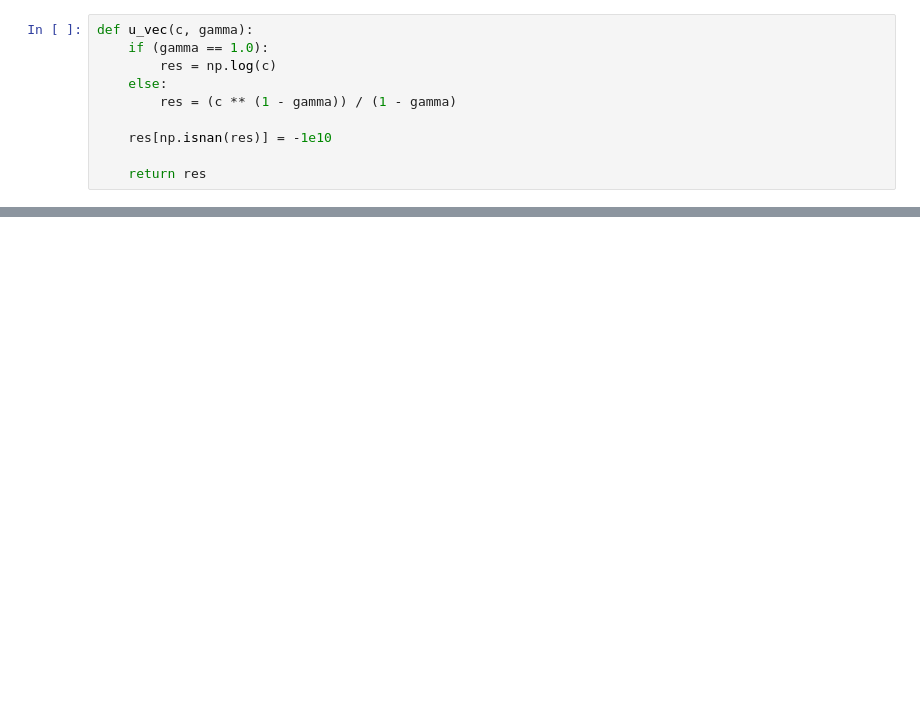
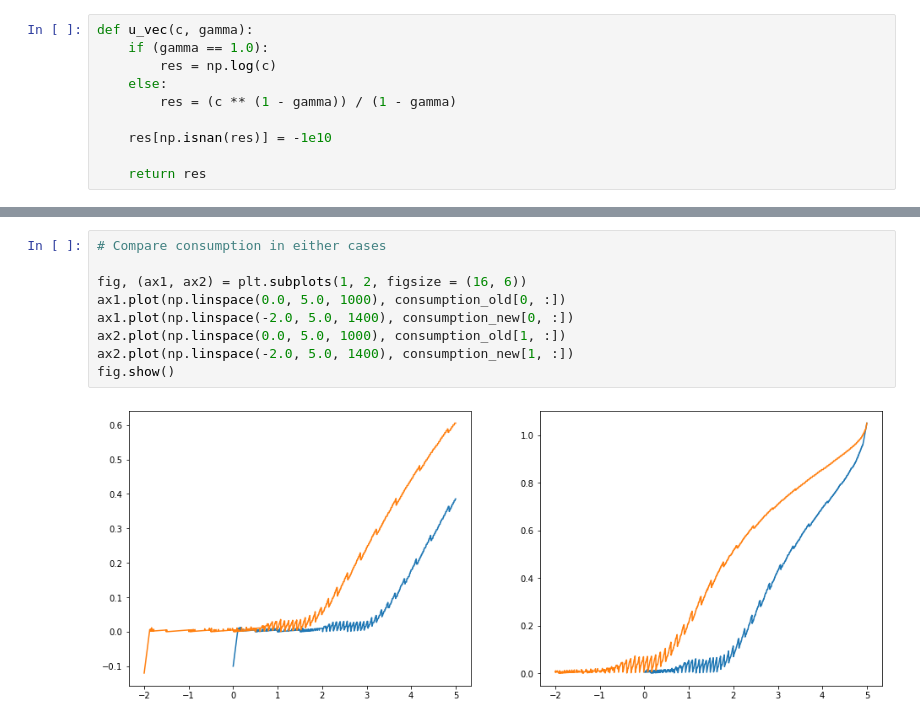
Before and after one commit to wupeifan/ECON_407_Fall2020, a Jupyter notebook: Notebooks/BorrowingConstraint.ipynb, the cells around one changed output, grey strips where cells are left out. Saved outputs shown, nothing was run; the diff lists cells and outputs as text; blank space fills up the shorter version.

```diff
--- a/Notebooks/BorrowingConstraint.ipynb
+++ b/Notebooks/BorrowingConstraint.ipynb
@@ -62,0 +114,11 @@ def u_vec(c, gamma):
+# %%
+# Compare consumption in either cases
+
+fig, (ax1, ax2) = plt.subplots(1, 2, figsize = (16, 6))
+ax1.plot(np.linspace(0.0, 5.0, 1000), consumption_old[0, :])
+ax1.plot(np.linspace(-2.0, 5.0, 1400), consumption_new[0, :])
+ax2.plot(np.linspace(0.0, 5.0, 1000), consumption_old[1, :])
+ax2.plot(np.linspace(-2.0, 5.0, 1400), consumption_new[1, :])
+fig.show()
+# %% [output]
+[figure, added]
```
Also changed, not shown: parts of 10 cells of this notebook, 1 other file.
